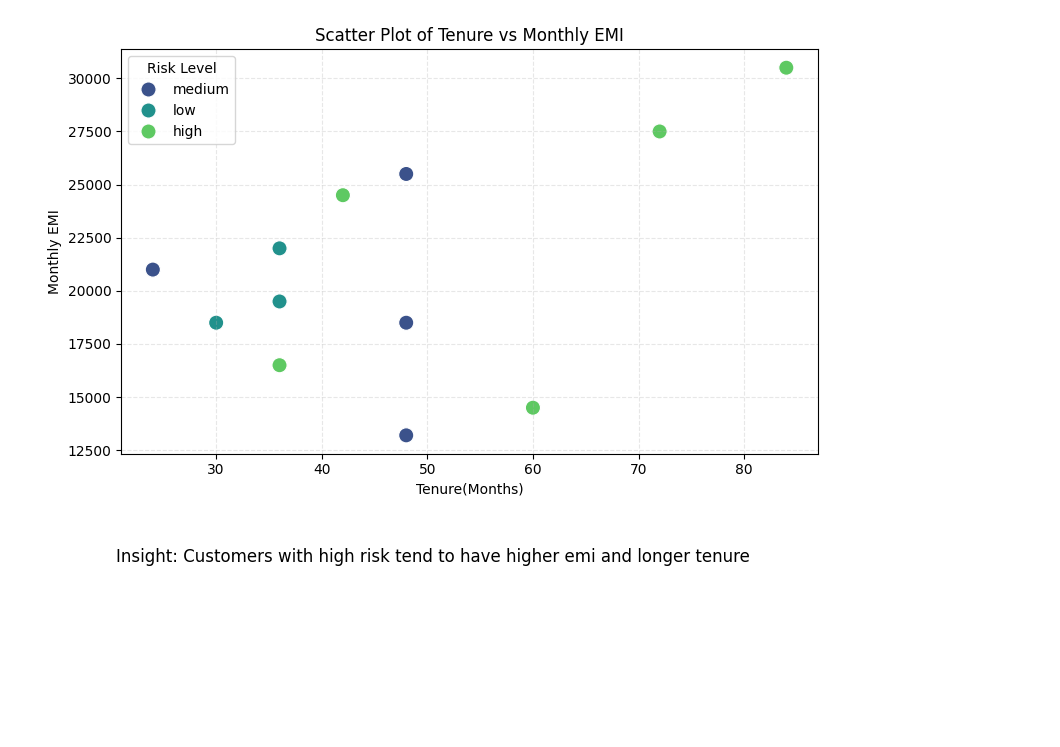
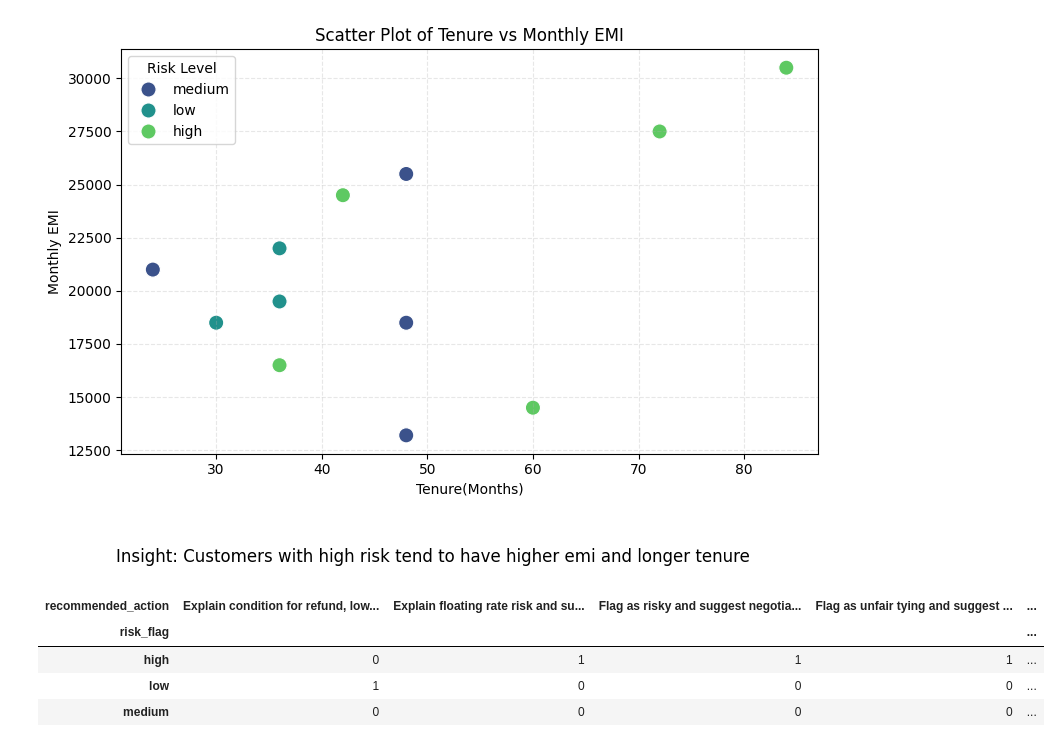
Before and after one commit to springboardmentor74219x/infosys-carlease-contract-ai-group2, a Jupyter notebook: notebook/W2_assignment_Anshita Shrivastava.ipynb, the cells around one changed output. Cells and saved outputs as stored; diff of their text form; code cells hidden in the pictures; blank space fills up the shorter version.

```diff
--- a/notebook/W2_assignment_Anshita Shrivastava.ipynb
+++ b/notebook/W2_assignment_Anshita Shrivastava.ipynb
@@ -97,3 +84,21 @@ plt.tight_layout()
 plt.show()
 # %% [output]
 [figure]
+# %%
+
+df["tenure_years"] = df["tenure_months"] / 12
+df["total_amount"] = df["monthly_emi"] * df["tenure_months"]
+df[["tenure_years", "total_amount"]].head()
+avg_total = df.groupby("risk_flag")["total_amount"].mean()
+avg_total
+avg_emi = df.groupby("risk_flag")["monthly_emi"].mean()
+avg_emi
+avg_tenure=df.groupby("risk_flag")["tenure_years"].mean()
+avg_tenure
+pd.crosstab(df["risk_flag"], df["recommended_action"])
+# %% [output]
+| recommended_action | Explain condition for refund, low... | Explain floating rate risk and su... | Flag as risky and suggest negotia... | Flag as unfair tying and suggest ... | ... |
+| risk_flag |  |  |  |  | ... |
+| high | 0 | 1 | 1 | 1 | ... |
+| low | 1 | 0 | 0 | 0 | ... |
+| medium | 0 | 0 | 0 | 0 | ... |
```
Also changed, not shown: parts of 1 cell of this notebook.
